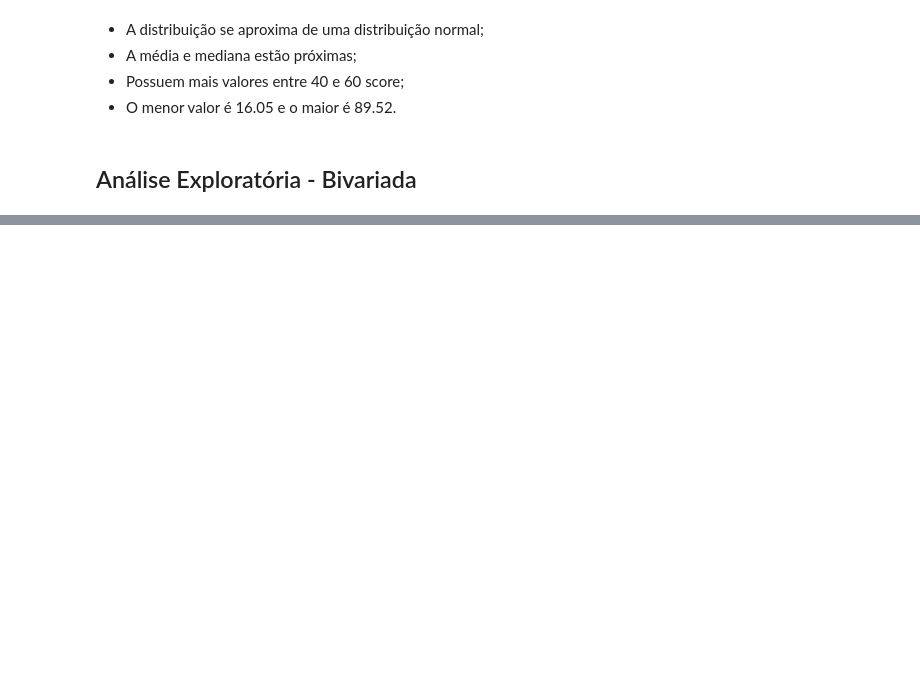
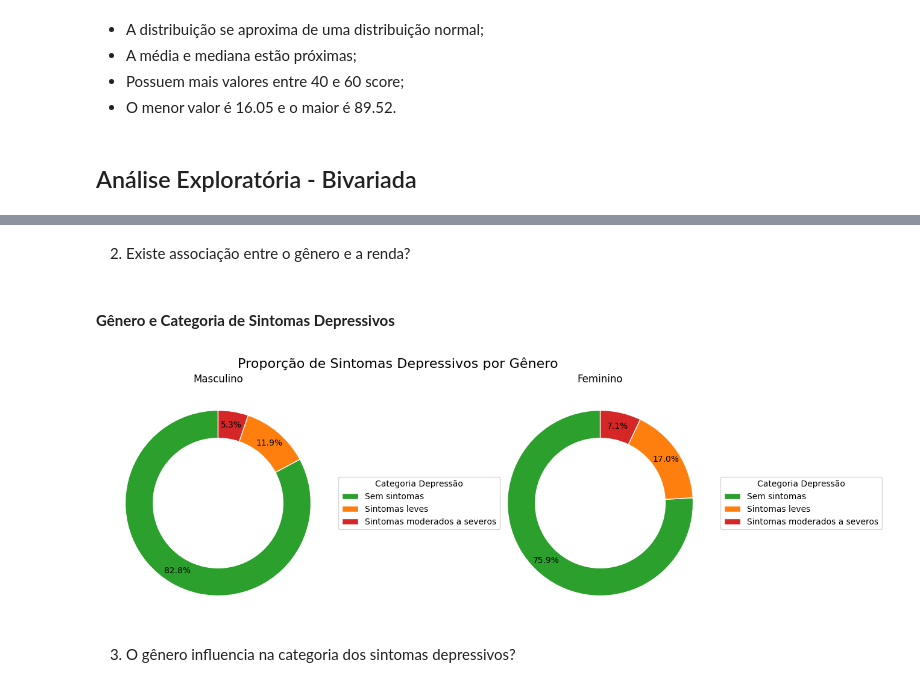
Before and after one commit to OtavioAroca/portfolio, a Jupyter notebook: depressao.ipynb, the cells around one changed output, grey strips where cells are left out. Cells and saved outputs as stored; diff of their text form; code cells hidden in the pictures; blank space fills up the shorter version.

```diff
--- a/depressao.ipynb
+++ b/depressao.ipynb
@@ -900,0 +1076,50 @@ Name: HEI2015_TOTAL_SCORE, dtype: float64
+# %% [markdown]
+2. Existe associação entre o gênero e a renda?
+# %% [markdown]
+#### **Gênero e Categoria de Sintomas Depressivos**
+# %%
+# Vamos selecionar apenas as colunas de interesse
+dados_unificados_subconjunto = df_unido[['RIAGENDR', 'DEPRESSION_CATEGORY']].copy()
+
+# Separando os dados por gênero
+dados_masculinos = dados_unificados_subconjunto[dados_unificados_subconjunto['RIAGENDR'] == 1]
+dados_femininos = dados_unificados_subconjunto[dados_unificados_subconjunto['RIAGENDR'] == 2]
+
+# Contando a quantidade de pessoas por renda para cada gênero
+contagem_masculina = dados_masculinos['DEPRESSION_CATEGORY'].value_counts()
+contagem_feminina = dados_femininos['DEPRESSION_CATEGORY'].value_counts()
+
+# Criando os gráficos de donut
+fig, axes = plt.subplots(1, 2, figsize=(15, 5))  # 1 linha, 2 colunas
+
+# Configurando os parâmetros do gráfico de donut
+parametros_donut = {
+    'autopct': '%1.1f%%',
+    'startangle': 90,
+    'pctdistance': 0.85,  # Definindo a distância dos percentuais do centro
+    'wedgeprops': {'width': 0.3, 'edgecolor': 'w'},  # Largura das barras e cor da borda
+}
+
+# Cores para as categorias de depressão
+cores_depressao = {
+    'Sem sintomas': '#2ca02c',   # Verde
+    'Sintomas leves': '#ff7f0e',  # Laranja
+    'Sintomas moderados a severos': '#d62728',  # Vermelho
+}
+
+# Gráfico de donut para o gênero masculino
+patches, texts, _ = axes[0].pie(contagem_masculina, labels=None, colors=[cores_depressao[c] for c in contagem_masculina.index], **parametros_donut)
+axes[0].set_title('Masculino')
+axes[0].legend(patches, contagem_masculina.index, title='Categoria Depressão', loc='center left', bbox_to_anchor=(1, 0.5))
+
+# Gráfico de donut para o gênero feminino
+patches, texts, _ = axes[1].pie(contagem_feminina, labels=None, colors=[cores_depressao[c] for c in contagem_feminina.index], **parametros_donut)
+axes[1].set_title('Feminino')
+axes[1].legend(patches, contagem_feminina.index, title='Categoria Depressão', loc='center left', bbox_to_anchor=(1, 0.5))
+
+plt.suptitle('Proporção de Sintomas Depressivos por Gênero', fontsize=16)
+plt.show()
+# %% [output]
+[figure, added]
+# %% [markdown]
+3. O gênero influencia na categoria dos sintomas depressivos?
```
Also changed, not shown: parts of 22 cells of this notebook.
